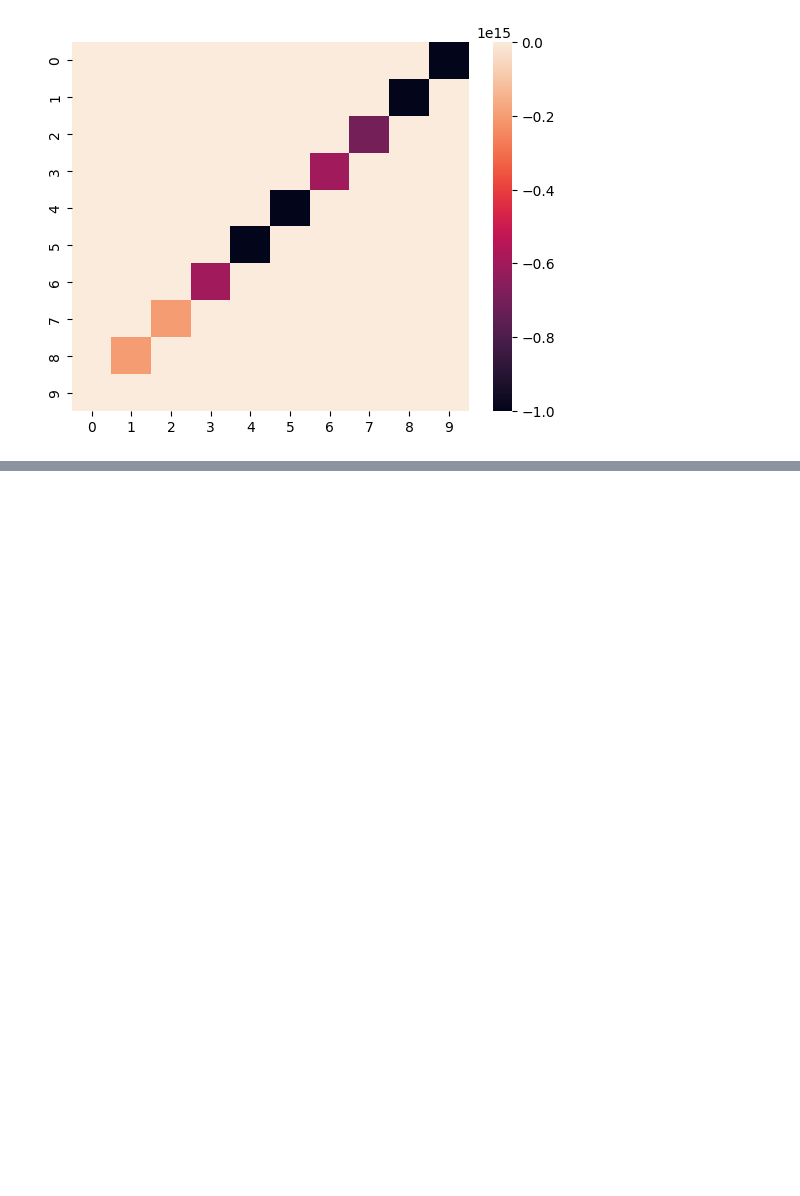
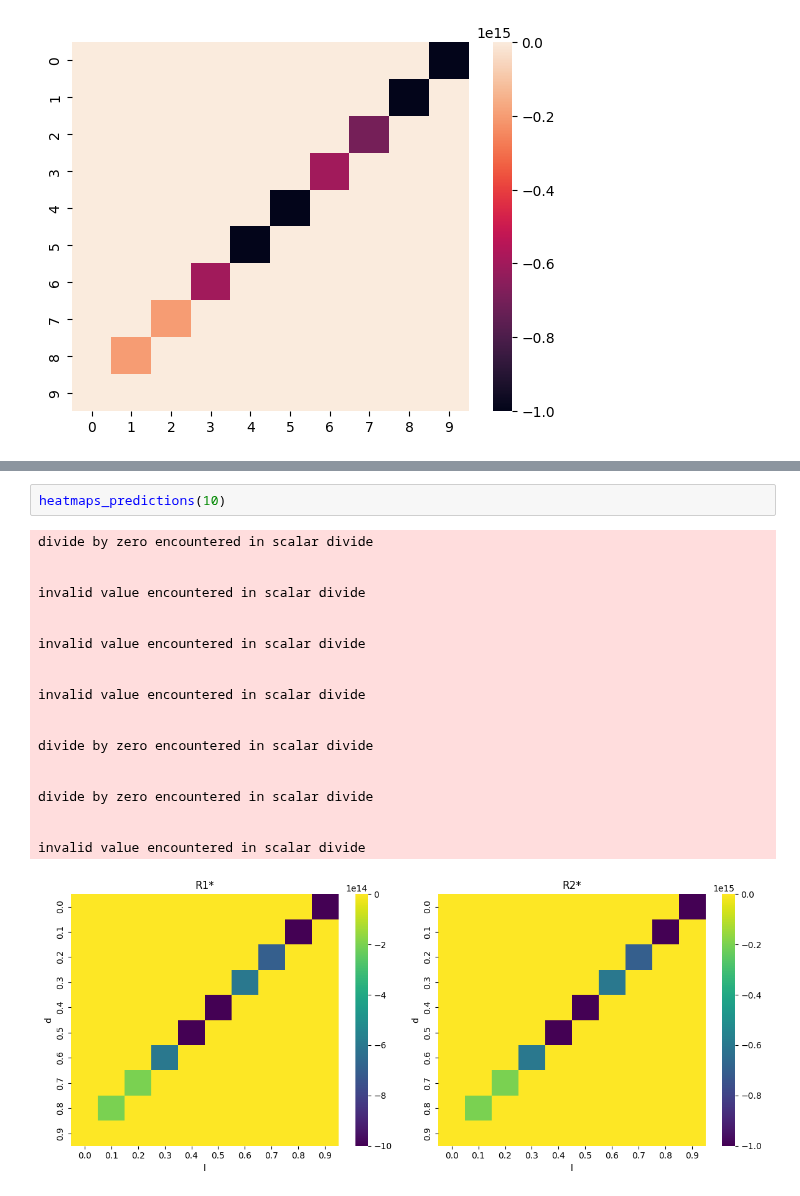
Before and after one commit to GiveMe1Coffee/m6-consumer-resource-model, a Jupyter notebook: M6_project.ipynb, the cells around one changed output, grey strips where cells are left out. Saved outputs shown, nothing was run; the diff lists cells and outputs as text; blank space fills up the shorter version.

Commit message:
function for plot heatmaps of R1 and R2

```diff
--- a/M6_project.ipynb
+++ b/M6_project.ipynb
@@ -1457,0 +1529,23 @@ sns.heatmap(R2_matrix)
+# %%
+heatmaps_predictions(10)
+# %% [output]
+divide by zero encountered in scalar divide
+
+
+invalid value encountered in scalar divide
+
+
+invalid value encountered in scalar divide
+
+
+invalid value encountered in scalar divide
+
+
+divide by zero encountered in scalar divide
+
+
+divide by zero encountered in scalar divide
+
+
+invalid value encountered in scalar divide
+[figure, added]
```
Also changed, not shown: parts of 2 cells of this notebook.
